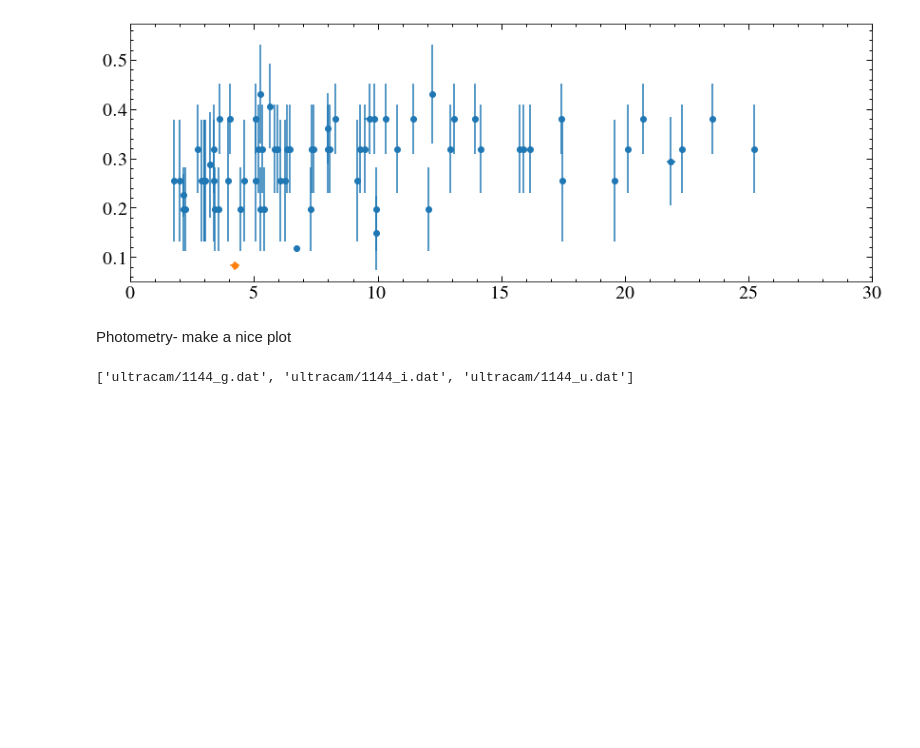
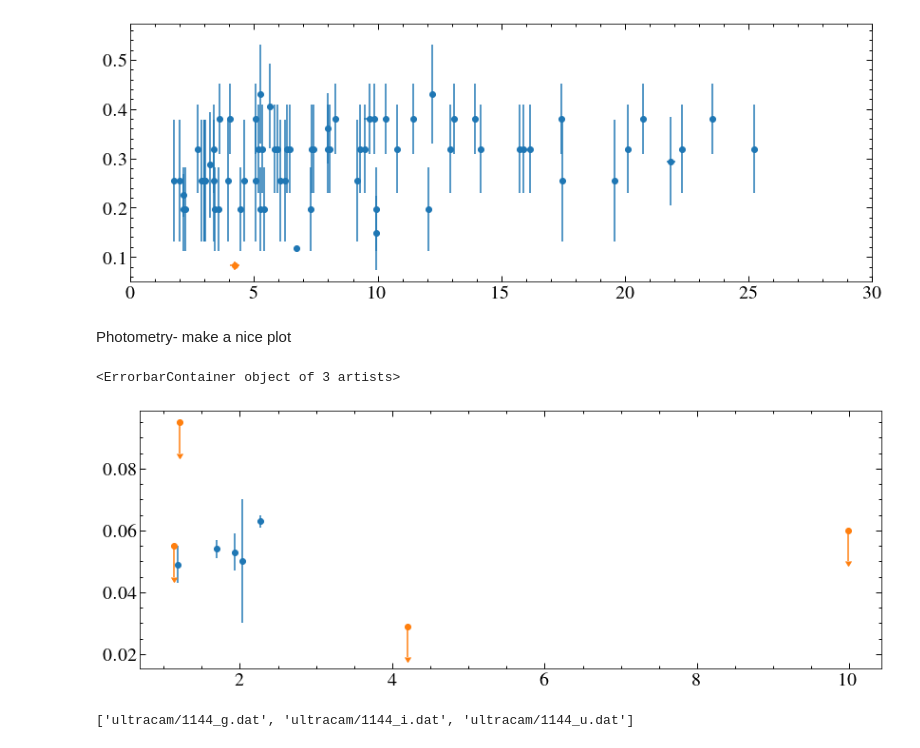
Before and after one commit to davidjwilson/wd-bd, a Jupyter notebook: 1144_science.ipynb, the cells around one changed output. Saved outputs shown, nothing was run; the diff lists cells and outputs as text; code cells hidden in the pictures; blank space fills up the shorter version.

Commit message:
make population plot

```diff
--- a/1144_science.ipynb
+++ b/1144_science.ipynb
@@ -64,6 +64,18 @@ plt.xlim(0, 30)
 [figure]
 # %% [markdown]
 Photometry- make a nice plot
+# %%
+#brown dwarfs
+bdp = np.array([9.98,1.93,4.2,1.698,2.27,1.187,1.2083,1.13,2.02883])
+bdm = np.array([0.06,0.053,0.029,0.054,0.063,0.049,0.095,0.055,0.05])
+bde = np.array([-1,0.006,-1,0.00286378269,0.002,0.006,-1,-1,0.02])
+
+mask = (bde > 0)
+plt.errorbar(bdp[mask], bdm[mask], yerr=bde[mask], ls='none', marker='o')
+plt.errorbar(bdp[~mask], bdm[~mask], yerr=0.01, ls='none', marker='o', uplims=True)
+# %% [output]
+<ErrorbarContainer object of 3 artists>
+[figure, added]
 # %%
 phot_files = glob.glob('ultracam/*.dat')
 phot_files
```
Also changed, not shown: parts of 14 cells of this notebook, 2 other files.
